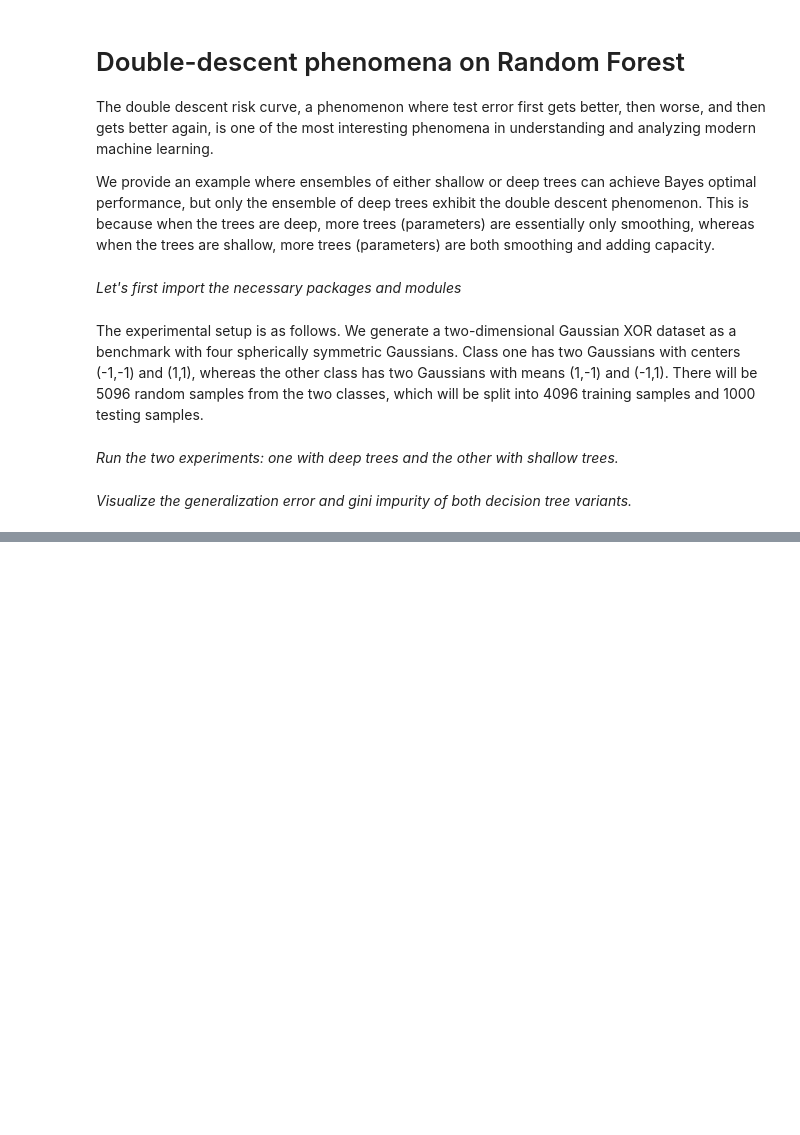
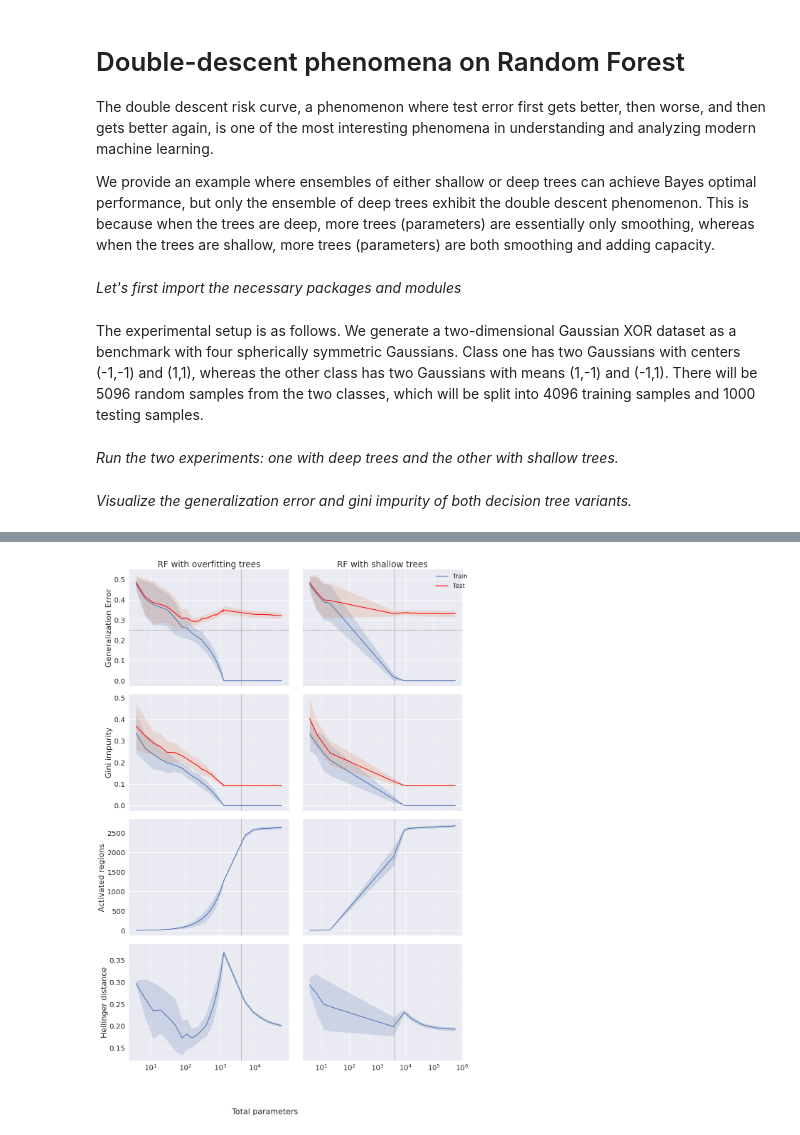
Before and after one commit to neurodata/partition_decode, a Jupyter notebook: notebooks/RF_notebook.ipynb, the cells around one changed output, grey strips where cells are left out. Drawn from its saved outputs; the diff is of its cells as text; code cells hidden in the pictures; blank space fills up the shorter version.

```diff
--- a/notebooks/RF_notebook.ipynb
+++ b/notebooks/RF_notebook.ipynb
@@ -21,9 +16,9 @@ The experimental setup is as follows. We generate a two-dimensional Gaussian XOR
 # %% [markdown]
 *Run the two experiments: one with deep trees and the other with shallow trees.*
 # %%
-iterations = 100  # the number of repetitions of a single run of the algorithm
+n_reps = 1  # the number of repetitions of a single run of the algorithm
 # Run DeepRF
-error_dd = rf_dd_exp(iterations=iterations)
+error_deep = run_df_experiment(max_node=None, n_est=10, n_reps=n_reps, exp_alias="deep")
 # Run ShallowRF
-error_5 = rf_dd_exp(max_node=15, n_est=100, iterations=iterations)
+error_shallow = run_df_experiment(max_node=15, n_est=100, n_reps=n_reps, exp_alias="shallow")
 # np.save('errors.npy', [error_5, error_dd])
@@ -75,2 +25,8 @@ results = [error_dd, error_5]
+# %%
+error_deep = read_df_results(n_reps, exp_alias="deep")
+error_shallow = read_df_results(n_reps, exp_alias="shallow")
+# %%
+results = [error_deep, error_shallow]
+titles = ["RF with overfitting trees", "RF with shallow trees"]
 # %% [markdown]
 *Visualize the generalization error and gini impurity of both decision tree variants.*
@@ -221,0 +33,4 @@ sns.despine();
+# %%
+plot_df_results(results, titles)
+# %% [output]
+[figure, added]
```
Also changed, not shown: parts of 6 cells of this notebook, 11 other files.
